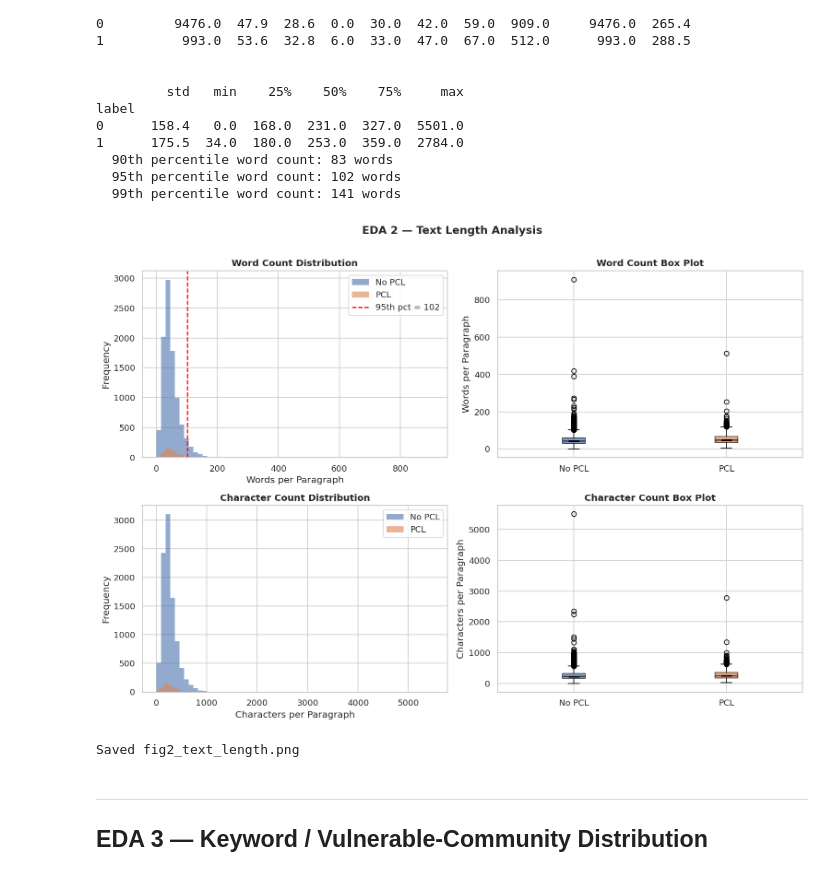
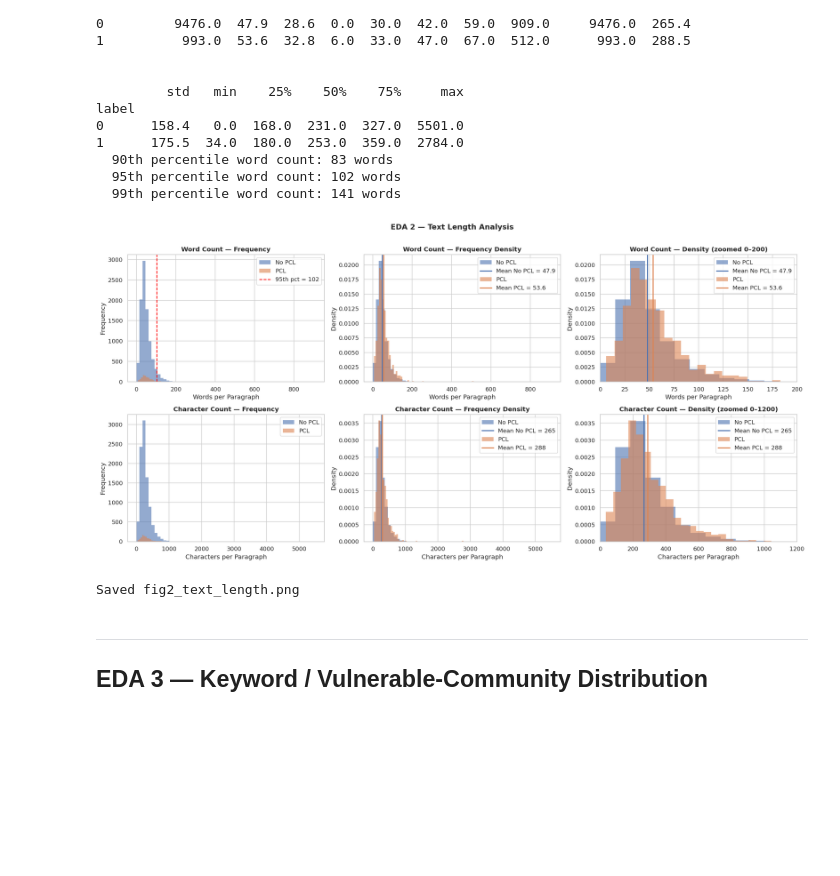
Before and after one commit to ArthurAllilaire/nlp, a Jupyter notebook: eda_pcl.ipynb, the cells around one changed output. Cells and saved outputs as stored; diff of their text form; code cells hidden in the pictures; blank space fills up the shorter version.

```diff
--- a/eda_pcl.ipynb
+++ b/eda_pcl.ipynb
@@ -206,63 +204,97 @@ label
   95th percentile word count: 102 words
   99th percentile word count: 141 words
 # %%
-fig, axes = plt.subplots(2, 2, figsize=(13, 9))
+fig, axes = plt.subplots(2, 3, figsize=(19, 9))
 
 label_names = {0: 'No PCL', 1: 'PCL'}
 
-# Row 0: Word count
+# ── Row 0: Word count ────────────────────────────────────────────────────────
+
+# [0,0] raw frequency
 for lbl, color in PCL_COLORS.items():
     subset = df[df['label'] == lbl]['word_count']
     axes[0, 0].hist(subset, bins=60, alpha=0.6, color=color,
                     label=label_names[lbl], edgecolor='none')
-axes[0, 0].set_title('Word Count Distribution', fontweight='bold')
+axes[0, 0].set_title('Word Count — Frequency', fontweight='bold')
 axes[0, 0].set_xlabel('Words per Paragraph')
 axes[0, 0].set_ylabel('Frequency')
-axes[0, 0].legend()
-# 95th percentile line
 p95 = np.percentile(df['word_count'], 95)
 axes[0, 0].axvline(p95, color='red', linestyle='--', label=f'95th pct = {p95:.0f}')
 axes[0, 0].legend()
 
-# Box plot: word count
-data_bp = [df[df['label']==0]['word_count'], df[df['label']==1]['word_count']]
-bp = axes[0, 1].boxplot(data_bp, patch_artist=True, notch=True,
-                         medianprops={'color':'black','linewidth':2})
-for patch, color in zip(bp['boxes'], PCL_COLORS.values()):
-    patch.set_facecolor(color)
-    patch.set_alpha(0.7)
-axes[0, 1].set_xticklabels(['No PCL', 'PCL'])
-axes[0, 1].set_title('Word Count Box Plot', fontweight='bold')
-axes[0, 1].set_ylabel('Words per Paragraph')
+# [0,1] frequency density — full range
+for lbl, color in PCL_COLORS.items():
+    subset = df[df['label'] == lbl]['word_count']
+    axes[0, 1].hist(subset, bins=60, alpha=0.6, color=color,
+                    label=label_names[lbl], edgecolor='none', density=True)
+    mean_val = subset.mean()
+    axes[0, 1].axvline(mean_val, color=color, linestyle='-', linewidth=2,
+                       label=f'Mean {label_names[lbl]} = {mean_val:.1f}')
+axes[0, 1].set_title('Word Count — Frequency Density', fontweight='bold')
+axes[0, 1].set_xlabel('Words per Paragraph')
+axes[0, 1].set_ylabel('Density')
+axes[0, 1].legend()
 
-# Row 1: Char count
+# [0,2] frequency density — zoomed to 0–200 words
+for lbl, color in PCL_COLORS.items():
+    subset = df[df['label'] == lbl]['word_count']
+    axes[0, 2].hist(subset, bins=60, alpha=0.6, color=color,
+                    label=label_names[lbl], edgecolor='none', density=True)
+    mean_val = subset.mean()
+    axes[0, 2].axvline(mean_val, color=color, linestyle='-', linewidth=2,
+                       label=f'Mean {label_names[lbl]} = {mean_val:.1f}')
+axes[0, 2].set_xlim(0, 200)
+axes[0, 2].set_title('Word Count — Density (zoomed 0–200)', fontweight='bold')
+axes[0, 2].set_xlabel('Words per Paragraph')
+axes[0, 2].set_ylabel('Density')
+axes[0, 2].legend()
+
+# ── Row 1: Character count ───────────────────────────────────────────────────
+
+# [1,0] raw frequency
 for lbl, color in PCL_COLORS.items():
     subset = df[df['label'] == lbl]['char_count']
     axes[1, 0].hist(subset, bins=60, alpha=0.6, color=color,
                     label=label_names[lbl], edgecolor='none')
-axes[1, 0].set_title('Character Count Distribution', fontweight='bold')
+axes[1, 0].set_title('Character Count — Frequency', fontweight='bold')
 axes[1, 0].set_xlabel('Characters per Paragraph')
 axes[1, 0].set_ylabel('Frequency')
 axes[1, 0].legend()
 
-# Box plot: char count
-data_bp2 = [df[df['label']==0]['char_count'], df[df['label']==1]['char_count']]
-bp2 = axes[1, 1].boxplot(data_bp2, patch_artist=True, notch=True,
-                           medianprops={'color':'black','linewidth':2})
-for patch, color in zip(bp2['boxes'], PCL_COLORS.values()):
-    patch.set_facecolor(color)
-    patch.set_alpha(0.7)
-axes[1, 1].set_xticklabels(['No PCL', 'PCL'])
-axes[1, 1].set_title('Character Count Box Plot', fontweight='bold')
-axes[1, 1].set_ylabel('Characters per Paragraph')
+# [1,1] frequency density — full range
+for lbl, color in PCL_COLORS.items():
+    subset = df[df['label'] == lbl]['char_count']
+    axes[1, 1].hist(subset, bins=60, alpha=0.6, color=color,
+                    label=label_names[lbl], edgecolor='none', density=True)
+    mean_val = subset.mean()
+    axes[1, 1].axvline(mean_val, color=color, linestyle='-', linewidth=2,
+                       label=f'Mean {label_names[lbl]} = {mean_val:.0f}')
+axes[1, 1].set_title('Character Count — Frequency Density', fontweight='bold')
+axes[1, 1].set_xlabel('Characters per Paragraph')
+axes[1, 1].set_ylabel('Density')
+axes[1, 1].legend()
+
+# [1,2] frequency density — zoomed to 0–1200 chars
+for lbl, color in PCL_COLORS.items():
+    subset = df[df['label'] == lbl]['char_count']
+    axes[1, 2].hist(subset, bins=60, alpha=0.6, color=color,
+                    label=label_names[lbl], edgecolor='none', density=True)
+    mean_val = subset.mean()
+    axes[1, 2].axvline(mean_val, color=color, linestyle='-', linewidth=2,
+                       label=f'Mean {label_names[lbl]} = {mean_val:.0f}')
+axes[1, 2].set_xlim(0, 1200)
+axes[1, 2].set_title('Character Count — Density (zoomed 0–1200)', fontweight='bold')
+axes[1, 2].set_xlabel('Characters per Paragraph')
+axes[1, 2].set_ylabel('Density')
+axes[1, 2].legend()
 
 plt.suptitle('EDA 2 — Text Length Analysis', fontsize=14, fontweight='bold', y=1.01)
 plt.tight_layout()
 plt.savefig(os.path.join(FIG_DIR, 'fig2_text_length.png'), bbox_inches='tight')
 plt.show()
 print('Saved fig2_text_length.png')
 # %% [output]
-[figure, old version]
+[figure, new version]
 Saved fig2_text_length.png
 # %% [markdown]
 ---
```
Also changed, not shown: parts of 4 cells of this notebook, 7 other files.
